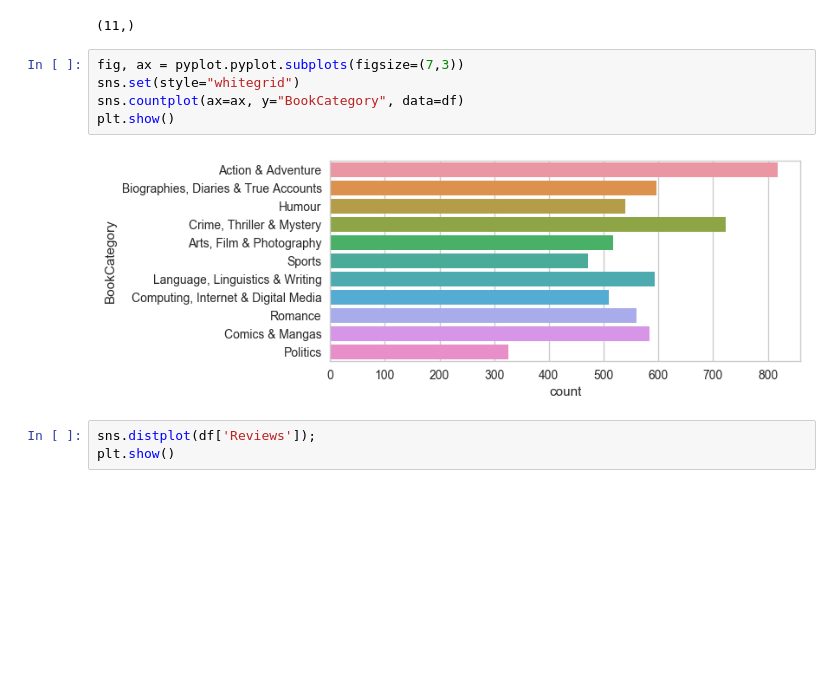
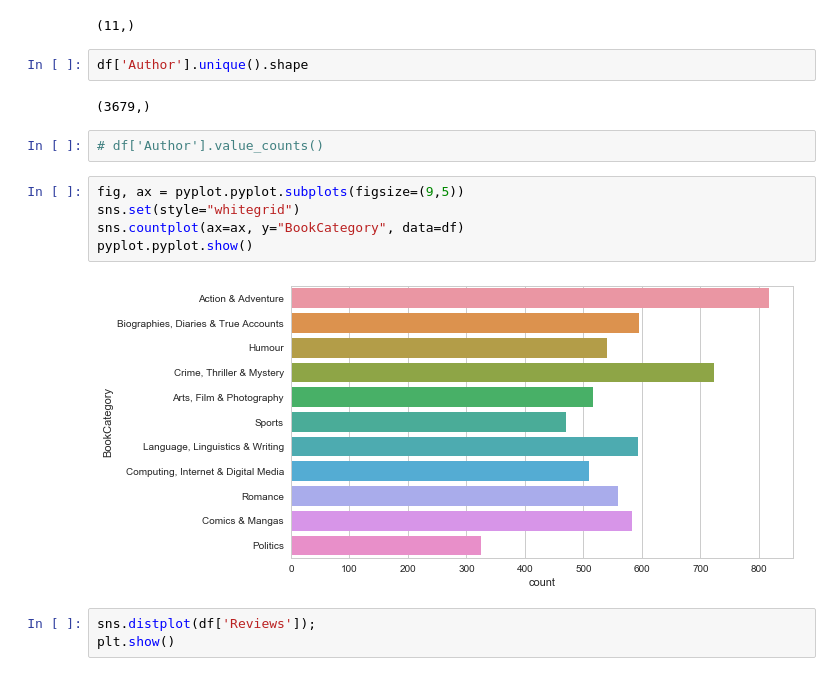
Before and after one commit to prerit2010/predictBookPrices, a Jupyter notebook: train_model.ipynb, the cells around one changed output. Saved outputs shown, nothing was run; the diff lists cells and outputs as text; blank space fills up the shorter version.

```diff
--- a/train_model.ipynb
+++ b/train_model.ipynb
@@ -56,13 +59,19 @@ df['Genre'].unique().shape
 df['BookCategory'].unique().shape
 # %% [output]
 (11,)
+# %%
+df['Author'].unique().shape
+# %% [output]
+(3679,)
+# %%
+# df['Author'].value_counts()
 # %%
-fig, ax = pyplot.pyplot.subplots(figsize=(7,3))
+fig, ax = pyplot.pyplot.subplots(figsize=(9,5))
 sns.set(style="whitegrid")
 sns.countplot(ax=ax, y="BookCategory", data=df)
-plt.show()
+pyplot.pyplot.show()
 # %% [output]
-[figure, old version]
+[figure, new version]
 # %%
 sns.distplot(df['Reviews']);
 plt.show()
```
Also changed, not shown: parts of 16 cells of this notebook.
